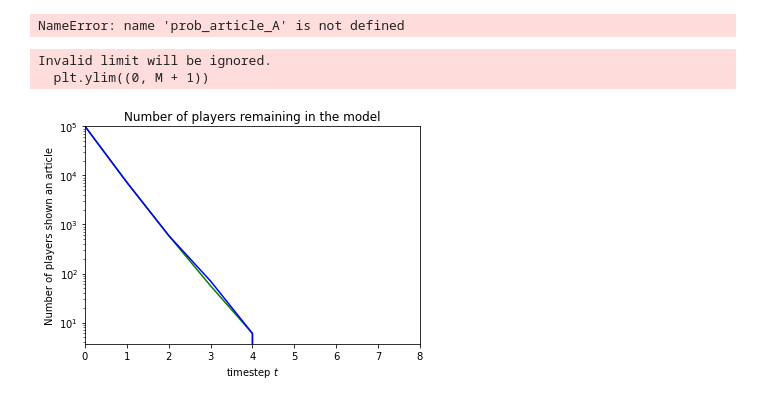
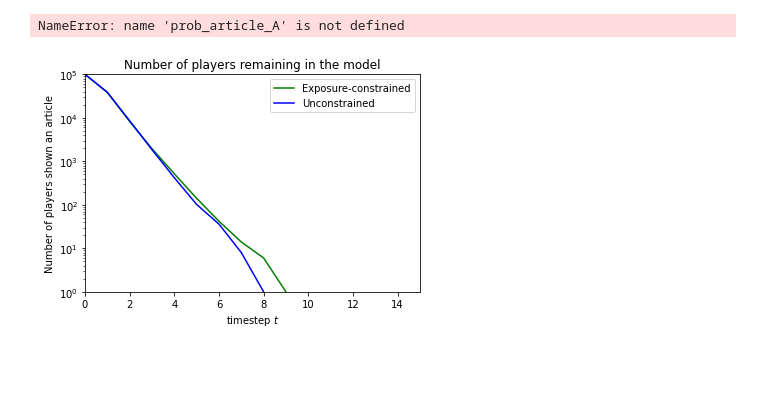
Before and after one commit to jfinocchiaro/long-term-fair-mdps, a Jupyter notebook: political-influence/simulations-beta-dist-draw.ipynb, the cells around one changed output. Drawn from its saved outputs; the diff is of its cells as text; code cells hidden in the pictures; blank space fills up the shorter version.

```diff
--- a/political-influence/simulations-beta-dist-draw.ipynb
+++ b/political-influence/simulations-beta-dist-draw.ipynb
@@ -11,6 +16,6 @@ from players import *
 # %%
 # SIMULATION PARAMETERS AGNOSTIC TO DATA
-T = 8                 # max number of timesteps
+T = 15                 # max number of timesteps
 M = 100000            # size of unit mass
 # %%
 # SIMULATION PARAMS DEPENDING ON DATASET
@@ -260,16 +315,15 @@ NameError: name 'prob_article_A' is not defined
 # %%
 plt.plot(players_in_model_fair, color='green')
 plt.plot(players_in_model_opt, color='blue')
 plt.title("Number of players remaining in the model")
 plt.ylabel("Number of players shown an article")
 plt.xlabel("timestep $t$")
 plt.yscale('log')
 plt.xlim((0,T))
-plt.ylim((0, M))
+plt.ylim((1, M))
+plt.legend(('Exposure-constrained', 'Unconstrained'))
 plt.show()
 # %% [output]
-Invalid limit will be ignored.
-  plt.ylim((0, M + 1))
-[figure, old version]
+[figure, new version]
 # %%
 #run the experiments multiple times for paper results
```
Also changed, not shown: parts of 9 cells of this notebook, 2 other files.
